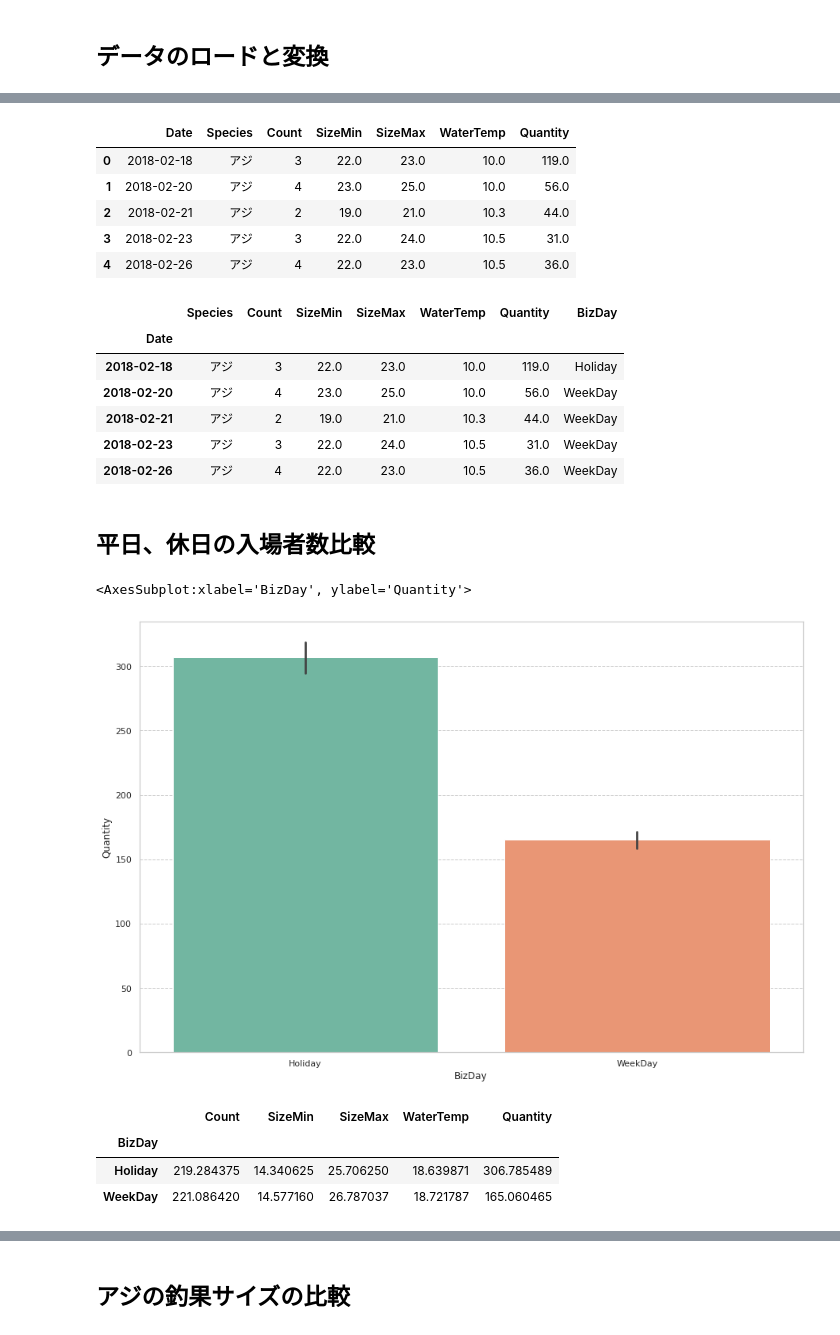
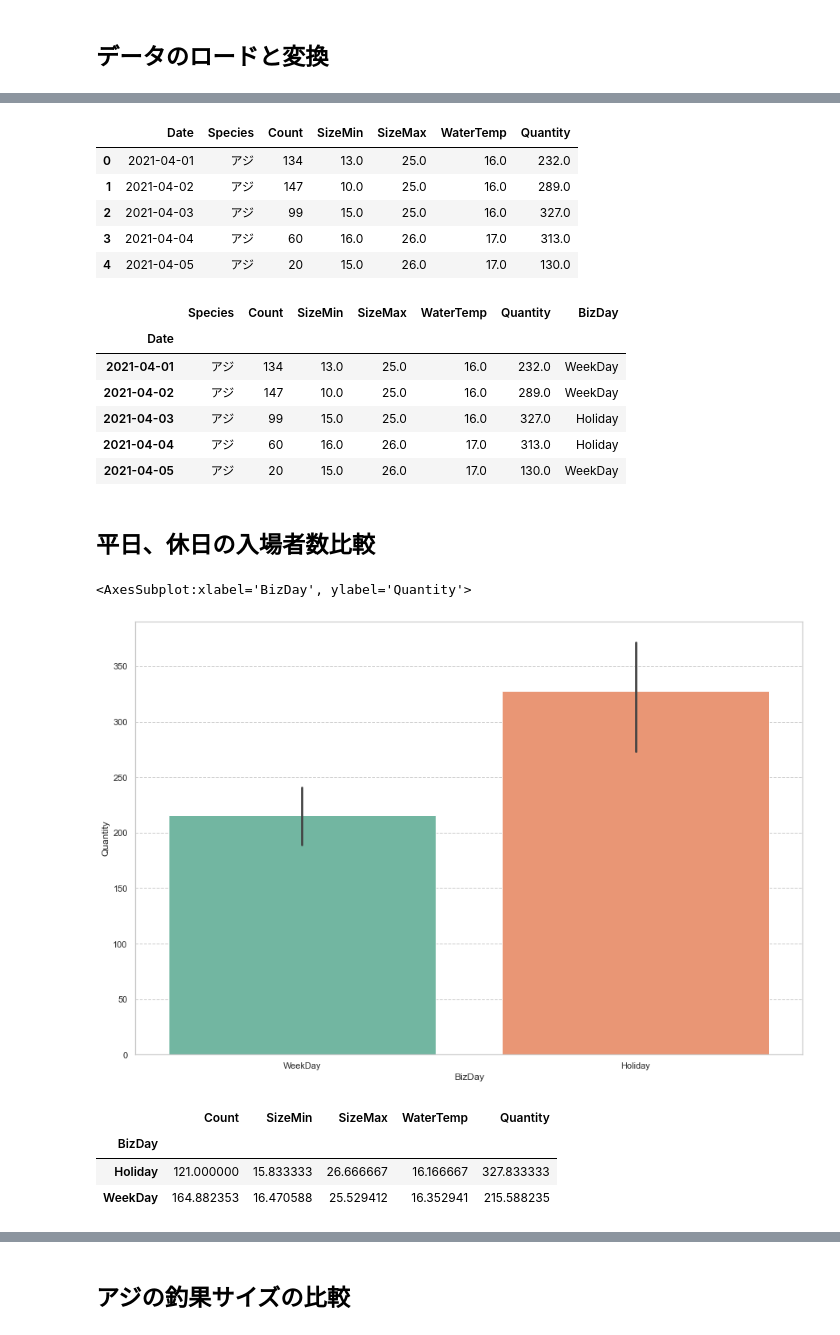
Before and after one commit to getperf/fishing-piers-fan, a Jupyter notebook: notebook/daikoku_vistors_analysis.ipynb, the cells around one changed output, grey strips where cells are left out. Saved outputs shown, nothing was run; the diff lists cells and outputs as text; code cells hidden in the pictures.

```diff
--- a/notebook/daikoku_vistors_analysis.ipynb
+++ b/notebook/daikoku_vistors_analysis.ipynb
@@ -31,36 +31,35 @@ print(Config.get_db_path())
 # %%
 # 大黒、アジに絞ってSQLite3データベースを検索
 
-#conn = sqlite3.connect("../data/fishing_result.db")
-conn = sqlite3.connect("../data/fishing_result.sqlite3")
+conn = sqlite3.connect("../data/fishing_result.db")
 sql = '''
 select
     r.Date,
     r.Species,
     r.Count,
     r.SizeMin,
     r.SizeMax,
     c.WaterTemp,
     c.Quantity
 from
     fishing_results r,
     fishing_comments c
 where
     r.Date = c.Date
     and r.Point = c.Point
     and r.Species = 'アジ'
     and r.Point = 'daikoku'
     and r.Date > '2018-01-01'
 '''
 df=pd.read_sql_query(sql, conn)
 df.head()
 # %% [output]
 |  | Date | Species | Count | SizeMin | SizeMax | WaterTemp | Quantity |
-| 0 | 2018-02-18 | アジ | 3 | 22.0 | 23.0 | 10.0 | 119.0 |
-| 1 | 2018-02-20 | アジ | 4 | 23.0 | 25.0 | 10.0 | 56.0 |
-| 2 | 2018-02-21 | アジ | 2 | 19.0 | 21.0 | 10.3 | 44.0 |
-| 3 | 2018-02-23 | アジ | 3 | 22.0 | 24.0 | 10.5 | 31.0 |
-| 4 | 2018-02-26 | アジ | 4 | 22.0 | 23.0 | 10.5 | 36.0 |
+| 0 | 2021-04-01 | アジ | 134 | 13.0 | 25.0 | 16.0 | 232.0 |
+| 1 | 2021-04-02 | アジ | 147 | 10.0 | 25.0 | 16.0 | 289.0 |
+| 2 | 2021-04-03 | アジ | 99 | 15.0 | 25.0 | 16.0 | 327.0 |
+| 3 | 2021-04-04 | アジ | 60 | 16.0 | 26.0 | 17.0 | 313.0 |
+| 4 | 2021-04-05 | アジ | 20 | 15.0 | 26.0 | 17.0 | 130.0 |
 # %%
 # 土日祝日化判定列を追加
 
@@ -80,11 +79,11 @@ df.head()
 # %% [output]
 |  | Species | Count | SizeMin | SizeMax | WaterTemp | Quantity | BizDay |
 | Date |  |  |  |  |  |  |  |
-| 2018-02-18 | アジ | 3 | 22.0 | 23.0 | 10.0 | 119.0 | Holiday |
-| 2018-02-20 | アジ | 4 | 23.0 | 25.0 | 10.0 | 56.0 | WeekDay |
-| 2018-02-21 | アジ | 2 | 19.0 | 21.0 | 10.3 | 44.0 | WeekDay |
-| 2018-02-23 | アジ | 3 | 22.0 | 24.0 | 10.5 | 31.0 | WeekDay |
-| 2018-02-26 | アジ | 4 | 22.0 | 23.0 | 10.5 | 36.0 | WeekDay |
+| 2021-04-01 | アジ | 134 | 13.0 | 25.0 | 16.0 | 232.0 | WeekDay |
+| 2021-04-02 | アジ | 147 | 10.0 | 25.0 | 16.0 | 289.0 | WeekDay |
+| 2021-04-03 | アジ | 99 | 15.0 | 25.0 | 16.0 | 327.0 | Holiday |
+| 2021-04-04 | アジ | 60 | 16.0 | 26.0 | 17.0 | 313.0 | Holiday |
+| 2021-04-05 | アジ | 20 | 15.0 | 26.0 | 17.0 | 130.0 | WeekDay |
 # %% [markdown]
 ## 平日、休日の入場者数比較
 # %%
@@ -93,7 +92,7 @@ df.head()
 sns.barplot(x='BizDay', y='Quantity', data=df, palette='Set2')
 # %% [output]
 <AxesSubplot:xlabel='BizDay', ylabel='Quantity'>
-[figure, old version]
+[figure, new version]
 # %%
 # 平日と休日の比較
 
@@ -101,8 +100,8 @@ df.groupby('BizDay').mean()
 # %% [output]
 |  | Count | SizeMin | SizeMax | WaterTemp | Quantity |
 | BizDay |  |  |  |  |  |
-| Holiday | 219.284375 | 14.340625 | 25.706250 | 18.639871 | 306.785489 |
-| WeekDay | 221.086420 | 14.577160 | 26.787037 | 18.721787 | 165.060465 |
+| Holiday | 121.000000 | 15.833333 | 26.666667 | 16.166667 | 327.833333 |
+| WeekDay | 164.882353 | 16.470588 | 25.529412 | 16.352941 | 215.588235 |
 # %%
 # seaborn でプロットしやすいようにデータフレームを横縦変換する
 
```
Also changed, not shown: parts of 3 cells of this notebook, 18 other files.
